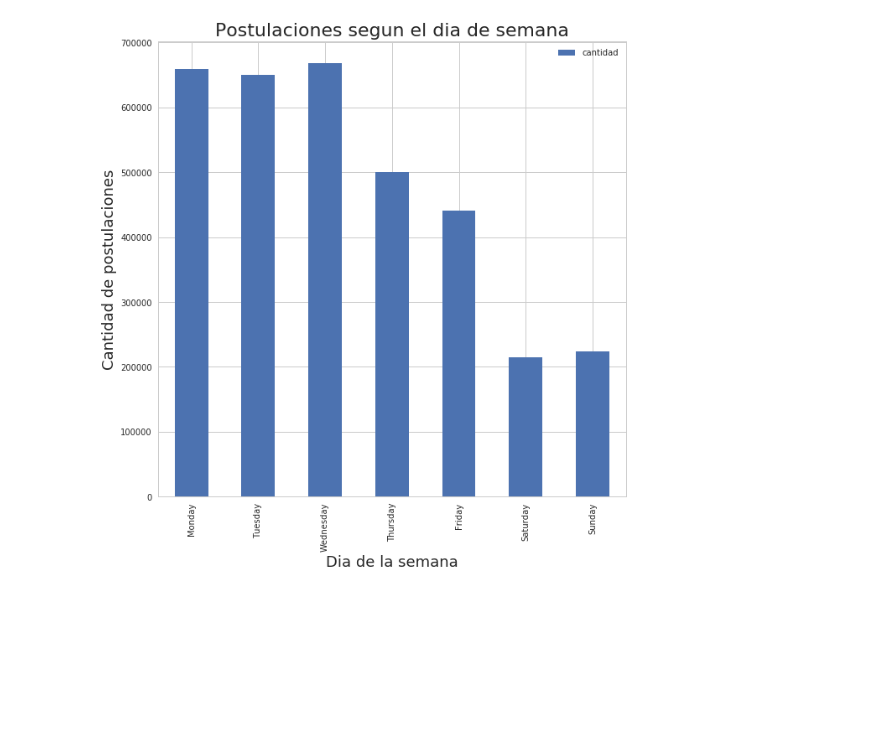
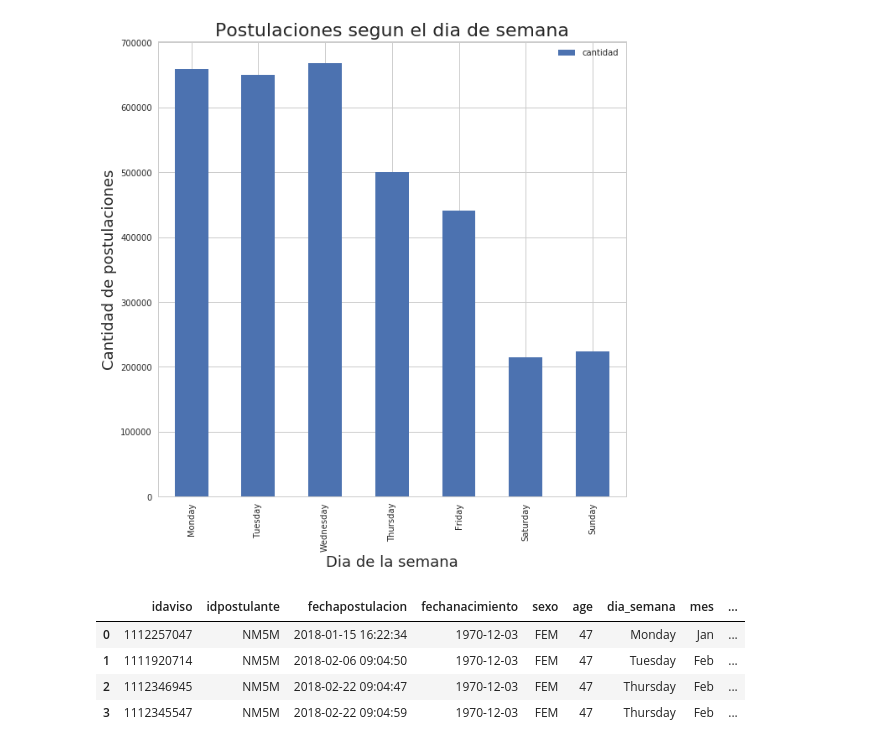
Before and after one commit to alepenaa94/TP-Datos, a Jupyter notebook: TP_Analisis_v3.ipynb, the cells around one changed output. Saved outputs shown, nothing was run; the diff lists cells and outputs as text; code cells hidden in the pictures; blank space fills up the shorter version.

```diff
--- a/TP_Analisis_v3.ipynb
+++ b/TP_Analisis_v3.ipynb
@@ -453,3 +462,11 @@ g.set_ylabel("Cantidad de postulaciones", fontsize=18)
 # %% [output]
 Text(0,0.5,'Cantidad de postulaciones')
 [figure]
+# %%
+fechas_validas_copy.head(4)
+# %% [output]
+|  | idaviso | idpostulante | fechapostulacion | fechanacimiento | sexo | age | dia_semana | mes | ... |
+| 0 | 1112257047 | NM5M | 2018-01-15 16:22:34 | 1970-12-03 | FEM | 47 | Monday | Jan | ... |
+| 1 | 1111920714 | NM5M | 2018-02-06 09:04:50 | 1970-12-03 | FEM | 47 | Tuesday | Feb | ... |
+| 2 | 1112346945 | NM5M | 2018-02-22 09:04:47 | 1970-12-03 | FEM | 47 | Thursday | Feb | ... |
+| 3 | 1112345547 | NM5M | 2018-02-22 09:04:59 | 1970-12-03 | FEM | 47 | Thursday | Feb | ... |
```
Also changed, not shown: parts of 19 cells of this notebook.
